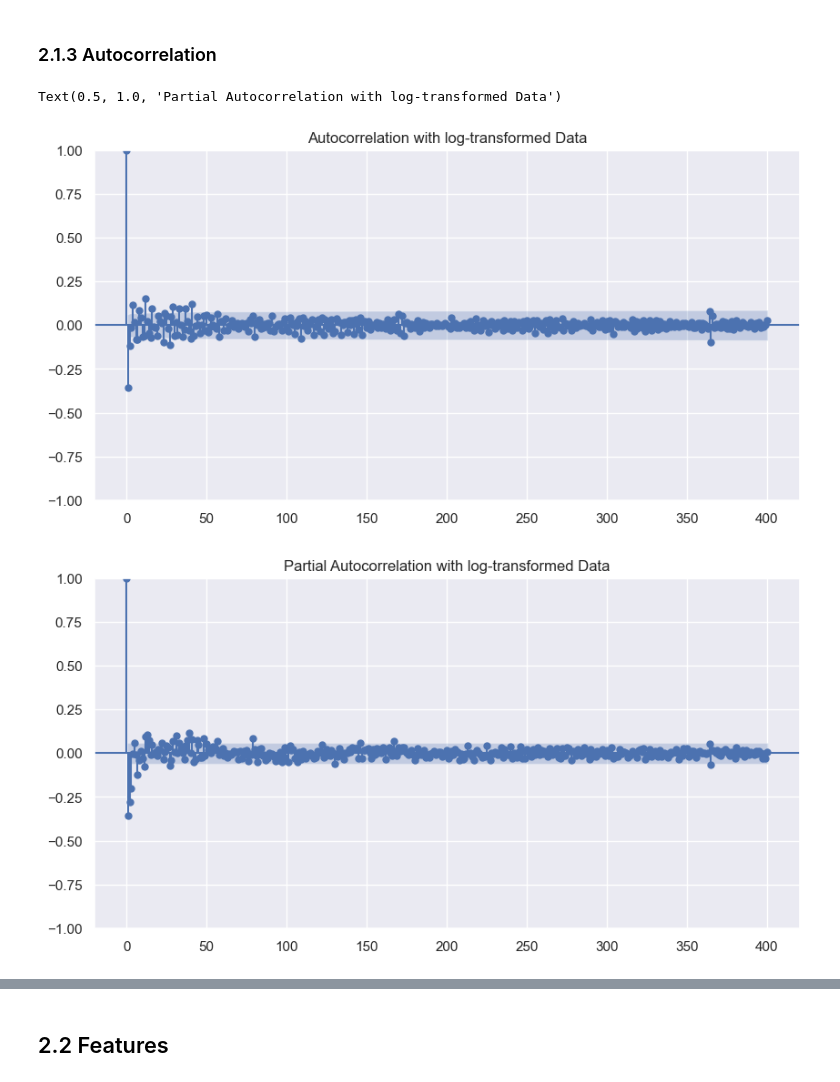
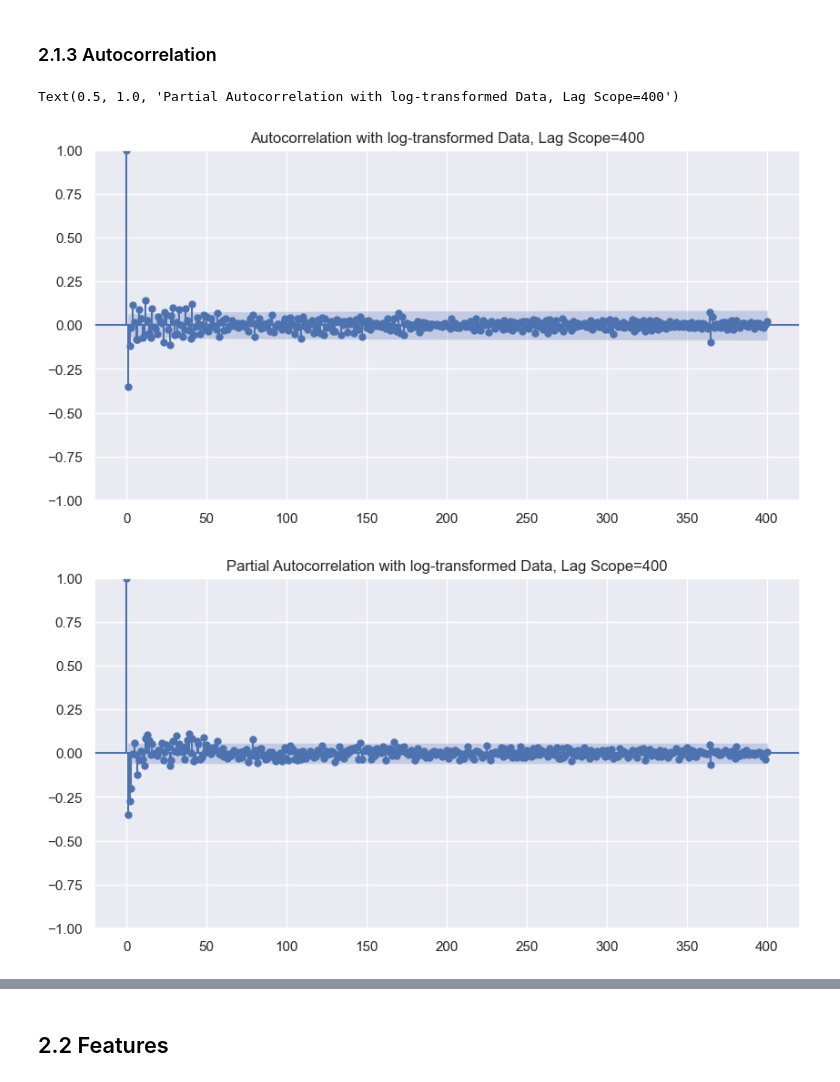
Before and after one commit to emsif84/sales_forecasting, a Jupyter notebook: Forecasting/1_eda/eda.ipynb, the cells around one changed output, grey strips where cells are left out. Cells and saved outputs as stored; diff of their text form; code cells hidden in the pictures.

```diff
--- a/Forecasting/1_eda/eda.ipynb
+++ b/Forecasting/1_eda/eda.ipynb
@@ -80,6 +93,10 @@ data = data[~data["delivered_qty"] < 0]
 # %%
 # Resample Data
 data_resample_daily = data["units_sold"].resample("D").sum().copy()
+# %%
+# Set Horizon
+horizon = data_resample_daily.index.max() - pd.DateOffset(weeks=1)
+data_resample_daily = data_resample_daily.loc[:horizon]
 # %% [markdown]
 ## 2.1 Target
 # %%
@@ -137,6 +154,7 @@ seasonal_decompose = data_resample_daily_log - seasonal
 
 # Decompose -> Detrending
 data_decompose = seasonal_decompose.diff(1).dropna()
+data_decompose = data_decompose.rename("unit_solds_decompose")
 
 # ADF-Test
 from statsmodels.tsa.stattools import adfuller
@@ -177,16 +195,17 @@ p-value: 5.333335623097223e-05
 # %%
 # (Partial) Autocorrelation Function (ACF, PCAF)
 from statsmodels.graphics.tsaplots import plot_acf, plot_pacf
 
 # ACF/PACF Plot
 plt.rcParams["figure.figsize"] = (10,5)
 
 # Plot ACF / PACF
-acf_plot = plot_acf(data_decompose, lags=400)
-plt.title("Autocorrelation with log-transformed Data")
-pacf_plot = plot_pacf(data_decompose, lags=400)
-plt.title("Partial Autocorrelation with log-transformed Data")
+lags = 400
+acf_plot = plot_acf(data_decompose, lags=lags)
+plt.title(f"Autocorrelation with log-transformed Data, Lag Scope={lags}")
+pacf_plot = plot_pacf(data_decompose, lags=lags)
+plt.title(f"Partial Autocorrelation with log-transformed Data, Lag Scope={lags}");
 # %% [output]
-Text(0.5, 1.0, 'Partial Autocorrelation with log-transformed Data')
+Text(0.5, 1.0, 'Partial Autocorrelation with log-transformed Data, Lag Scope=400')
-[figure, old version]
+[figure, new version]
-[figure, old version]
+[figure, new version]
```
Also changed, not shown: parts of 8 cells of this notebook.
